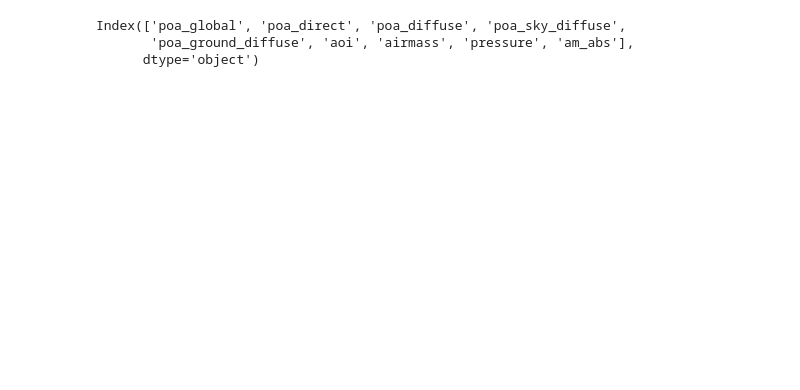
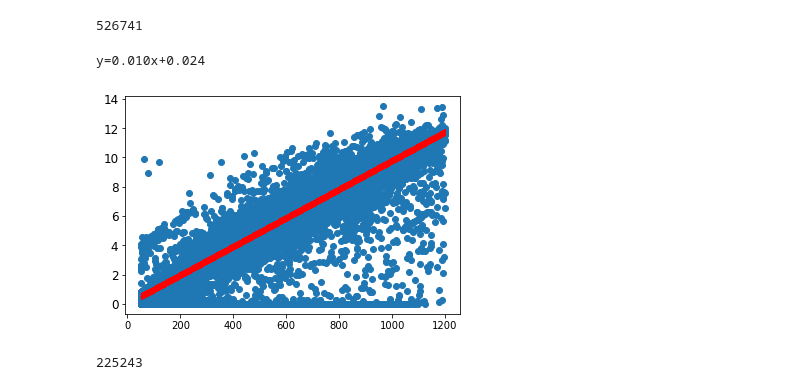
Before and after one commit to lmdeville/PV-Modeling, a Jupyter notebook: PVLT/PVLT.ipynb, the cells around one changed output. Cells and saved outputs as stored; diff of their text form; code cells hidden in the pictures; blank space fills up the shorter version.

```diff
--- a/PVLT/PVLT.ipynb
+++ b/PVLT/PVLT.ipynb
@@ -53,3 +56,5 @@ df = sys_met_data(mettablename, systablename, start, end)
+# %%
+t_amb = df['AmbientTemp_Avg']
 # %%
 #Calculate solpos & other environmental data, like airmass, aoi, and differnt poa components
 sdf = calc_sol_data(df.index, module['latitude'], module['longitude'], module['tilt'], df['Pressure_mBar_Avg'])
@@ -57,9 +62,4 @@ edf = calc_env_data(module['tilt'], module ['altitude'], module['surface_azimuth
                df['Direct_Wm2_Avg'], df['Global_Wm2_Avg'], df['Diffuse_Wm2_Avg'], sdf['dni_extra'], model = 'haydavies')
 edf['am_abs'] = pvlib.atmosphere.get_absolute_airmass(edf['airmass'], edf['pressure'])
 #merge this information into one solar & environmental data df called 'sedf'
+edf['t_amb'] = t_amb
-# %%
-edf.columns
-# %% [output]
-Index(['poa_global', 'poa_direct', 'poa_diffuse', 'poa_sky_diffuse',
-       'poa_ground_diffuse', 'aoi', 'airmass', 'pressure', 'am_abs'],
-      dtype='object')
@@ -65,0 +71,31 @@ Index(['poa_global', 'poa_direct', 'poa_diffuse', 'poa_sky_diffuse',
+# %%
+sapm_par = sapm_param(edf['poa_global'], edf['poa_direct'], edf['poa_diffuse'], df.AmbientTemp_Avg, df.Wind_Speed_Avg,
+                   edf['am_abs'], edf['aoi'], module)
+
+sapm_tcell = sapm_par['tcell'].to_frame()
+eff_irr  = sapm_par['eff_irr'].to_frame()
+temp_irr = pd.merge(sapm_tcell,eff_irr, how = 'inner', left_index=True, right_index=True)
+df = df.merge(temp_irr, how='inner', left_index=True, right_index=True)
+df = df[~df.index.duplicated(keep='first')]
+# %%
+#Apply physical Filters
+df = simple_filter(df, 'eff_irr', lower=50, upper=1200, apply=True)
+df = simple_filter(df, 'tcell', lower=-40, upper=100, apply=True)
+# %%
+len(df)
+# %% [output]
+526741
+# %%
+#Determine appropriate ratio for current v irrad filter
+df.dropna(inplace=True)
+z = np.polyfit( df['eff_irr'], df['LM1_I_Avg'],1)
+p = np.poly1d(z)
+
+
+plt.plot(df['eff_irr'], df['LM1_I_Avg'],  'o')
+plt.plot(df['eff_irr'], p(df['eff_irr']), 'r--|')
+#plt.ylim(-500, 2200)
+print( f"y={z[0]:0.3f}x{z[1]:+0.3f}")
+# %% [output]
+y=0.010x+0.024
+[figure, added]
@@ -66,3 +111,7 @@ Index(['poa_global', 'poa_direct', 'poa_diffuse', 'poa_sky_diffuse',
+# %%
+len(df)
+# %% [output]
+225243
 # %%
 #Generate a results dataframe and add measured values
 results = meas_val(df[module['str_1_v']],df[module['str_1_i']]).to_frame()
```
Also changed, not shown: parts of 38 cells of this notebook.
